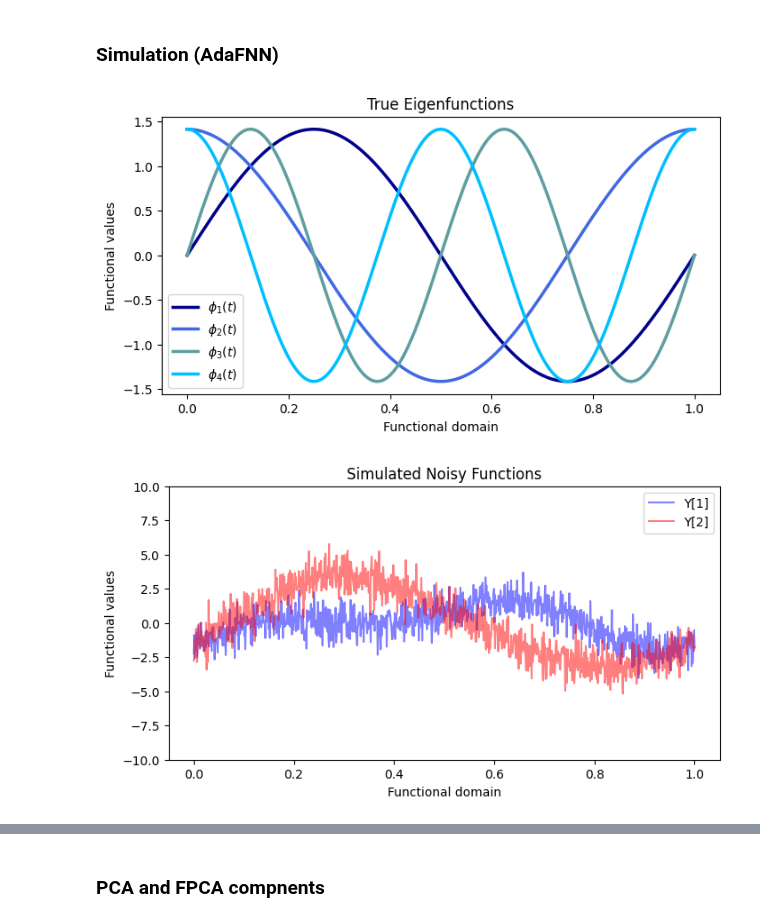
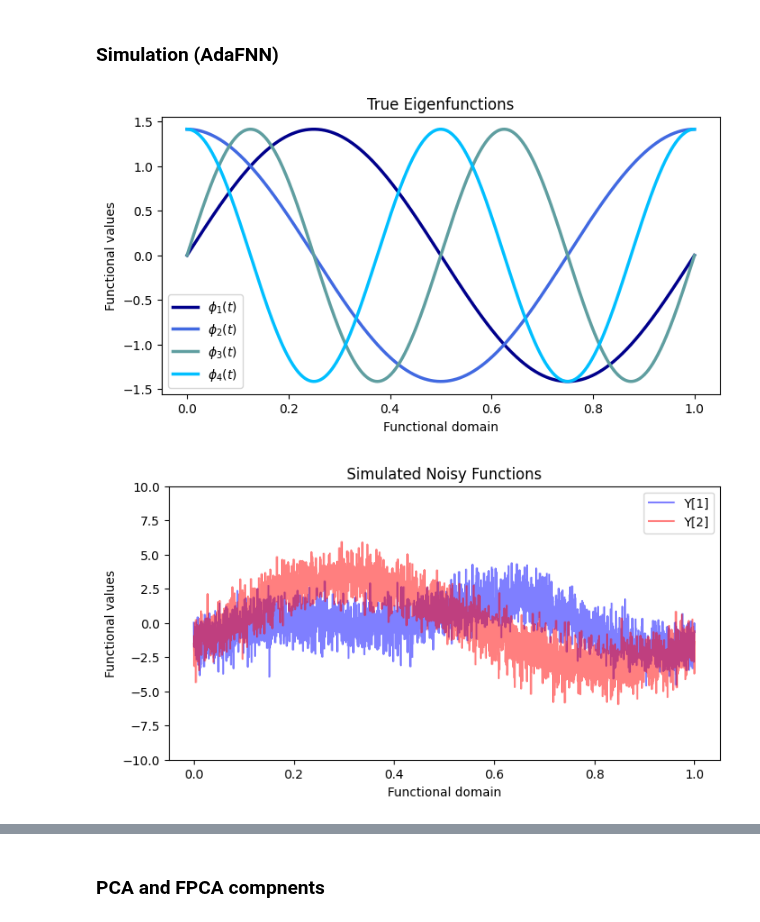
Before and after one commit to q8e4/Forecasting-Hourly-Energy-Consumption-using-ARH-1-, a Jupyter notebook: FPCAdifference_regression.ipynb, the cells around one changed output, grey strips where cells are left out. Drawn from its saved outputs; the diff is of its cells as text; code cells hidden in the pictures.

```diff
--- a/FPCAdifference_regression.ipynb
+++ b/FPCAdifference_regression.ipynb
@@ -20,11 +20,11 @@ import matplotlib.pyplot as plt
 np.random.seed(5242022)
 
 # Settings
-n = 1000         # number of subjects
-p = 1000       # dimension of the data (number of time points)
+n = 50         # number of subjects
+p = 3000       # dimension of the data (number of time points)
 t = np.linspace(0, 1, p)  # regular grid on [0, 1]
 K = 4          # number of eigenfunctions
-sigma =  0.8     # standard deviation of the noise
+sigma =  1     # standard deviation of the noise
 lambda_true = np.array([1, 0.5, 0.5**2, 0.5**3])  # eigenvalues
 
 # True eigenfunctions (shape: p x K)
@@ -40,34 +40,34 @@ colors = ["darkblue", "royalblue", "cadetblue", "deepskyblue"]
 plt.figure(figsize=(8, 4))
 for i in range(K):
     plt.plot(t, phi[:, i], lw=2.5, color=colors[i], label=fr'$\phi_{i+1}(t)$')
 plt.xlabel("Functional domain")
 plt.ylabel("Functional values")
 plt.title("True Eigenfunctions")
 plt.legend()
 plt.grid(False)
 plt.show()
 
 # Generate random scores: N(0, lambda_k)
 xi = np.random.randn(n, K) @ np.diag(np.sqrt(lambda_true))  # (n x K)
 S = xi @ phi.T  # Signal without noise, shape: (n x p)
 
 # Add Gaussian noise
 Y = S + sigma * np.random.randn(n, p)
 
 # Plot the first two simulated functions
 plt.figure(figsize=(8, 4))
 plt.plot(t, Y[0], label="Y[1]", color=(0, 0, 1, 0.5))  # Blue
 plt.plot(t, Y[1], label="Y[2]", color=(1, 0, 0, 0.5))  # Red
 plt.xlabel("Functional domain")
 plt.ylabel("Functional values")
 plt.ylim(-10, 10)
 plt.title("Simulated Noisy Functions")
 plt.legend()
 plt.grid(False)
 plt.show()
 # %% [output]
 [figure]
-[figure, old version]
+[figure, new version]
 # %%
 idx = int(p * 0.5)
 
```
Also changed, not shown: parts of 11 cells of this notebook.
